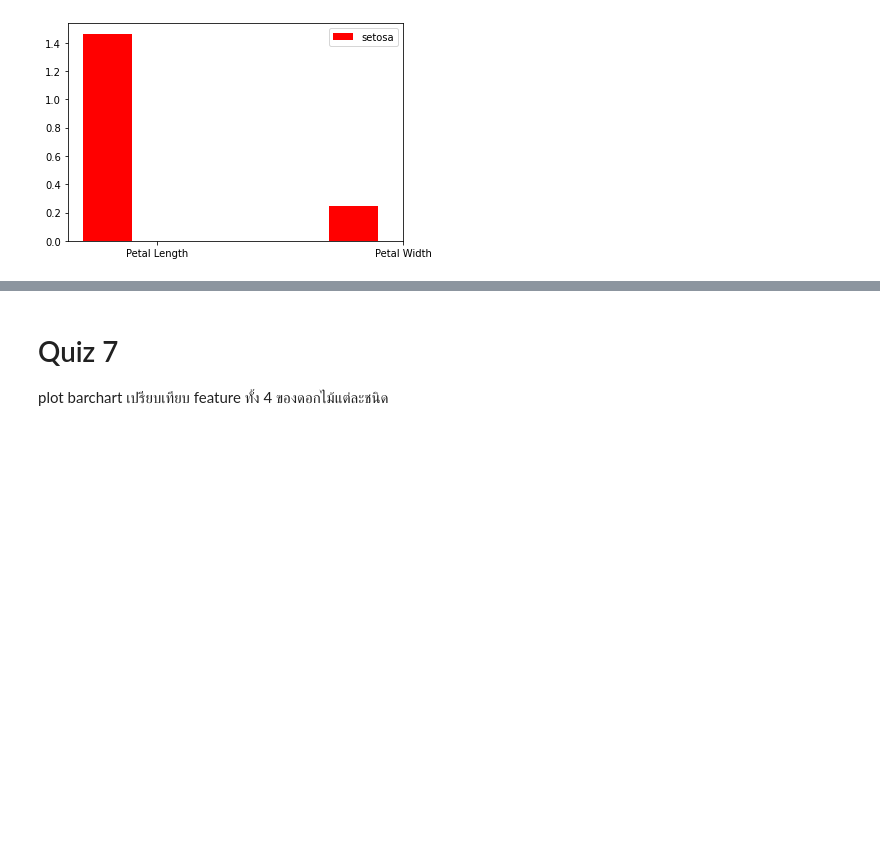
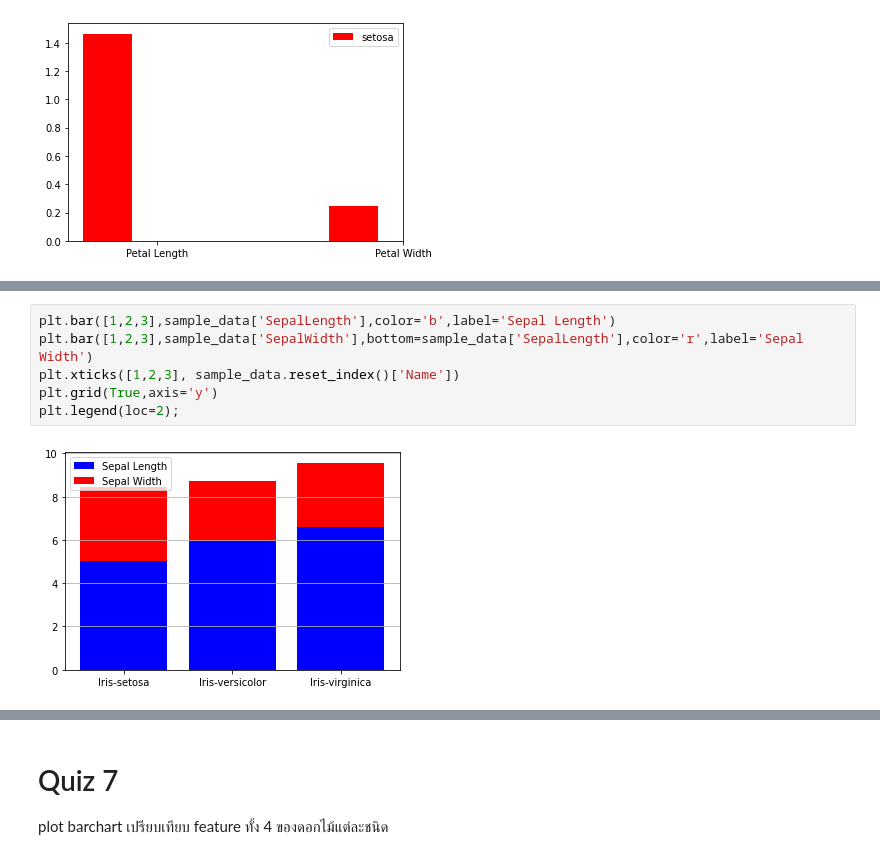
Before and after one commit to Ninkrn/BasicProg_Dataviz65, a Jupyter notebook: DataViz04_Data_Comparison.ipynb, the cells around one changed output, grey strips where cells are left out. Drawn from its saved outputs; the diff is of its cells as text; blank space fills up the shorter version.

```diff
--- a/DataViz04_Data_Comparison.ipynb
+++ b/DataViz04_Data_Comparison.ipynb
@@ -280,0 +293,8 @@ plt.legend();
+# %%
+plt.bar([1,2,3],sample_data['SepalLength'],color='b',label='Sepal Length')
+plt.bar([1,2,3],sample_data['SepalWidth'],bottom=sample_data['SepalLength'],color='r',label='Sepal Width')
+plt.xticks([1,2,3], sample_data.reset_index()['Name'])
+plt.grid(True,axis='y')
+plt.legend(loc=2);
+# %% [output]
+[figure, added]
```
Also changed, not shown: parts of 57 cells of this notebook.
